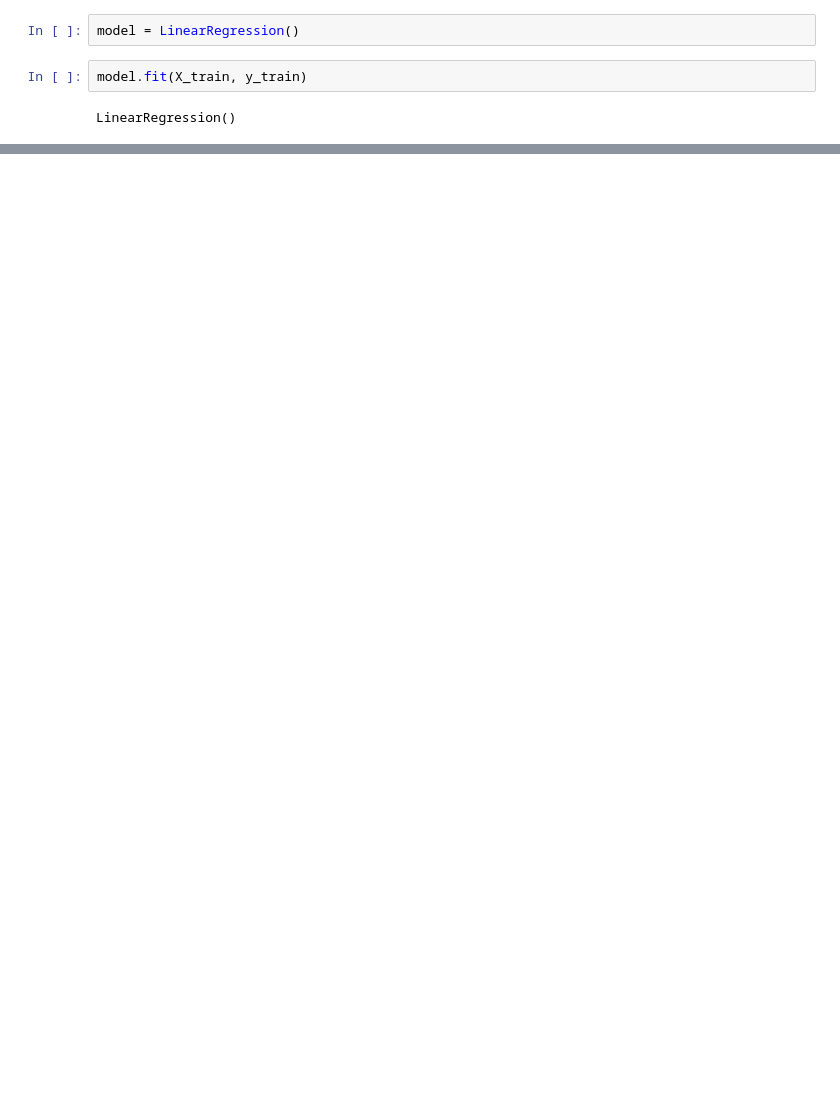
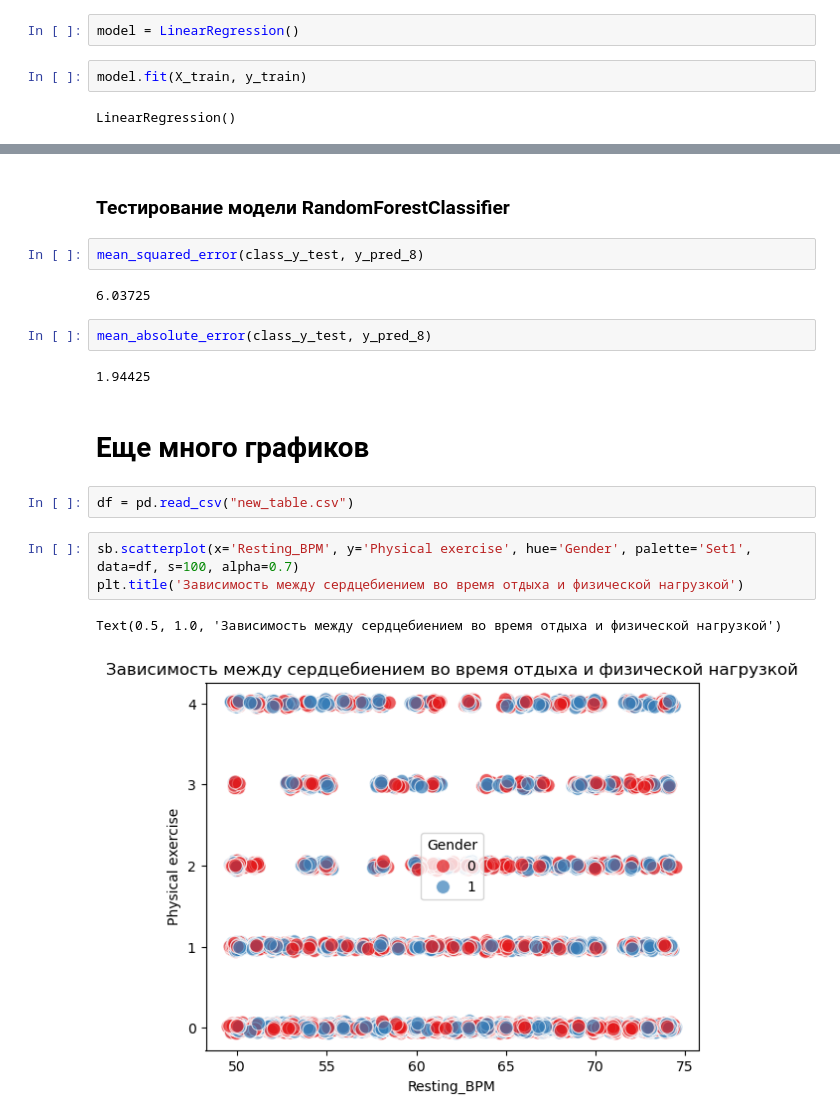
Before and after one commit to romanjfgirggu/MachineLearning, a Jupyter notebook: Проект №1/Код/ML.ipynb, the cells around one changed output, grey strips where cells are left out. Cells and saved outputs as stored; diff of their text form; blank space fills up the shorter version.

```diff
--- a/Проект №1/Код/ML.ipynb
+++ b/Проект №1/Код/ML.ipynb
@@ -612,0 +807,20 @@ model.score(X_test, y_pred)
+# %% [markdown]
+### Тестирование модели RandomForestClassifier
+# %%
+mean_squared_error(class_y_test, y_pred_8)
+# %% [output]
+6.03725
+# %%
+mean_absolute_error(class_y_test, y_pred_8)
+# %% [output]
+1.94425
+# %% [markdown]
+# Еще много графиков
+# %%
+df = pd.read_csv("new_table.csv")
+# %%
+sb.scatterplot(x='Resting_BPM', y='Physical exercise', hue='Gender', palette='Set1', data=df, s=100, alpha=0.7)
+plt.title('Зависимость между сердцебиением во время отдыха и физической нагрузкой')
+# %% [output]
+Text(0.5, 1.0, 'Зависимость между сердцебиением во время отдыха и физической нагрузкой')
+[figure, added]
```
Also changed, not shown: parts of 79 cells of this notebook.
